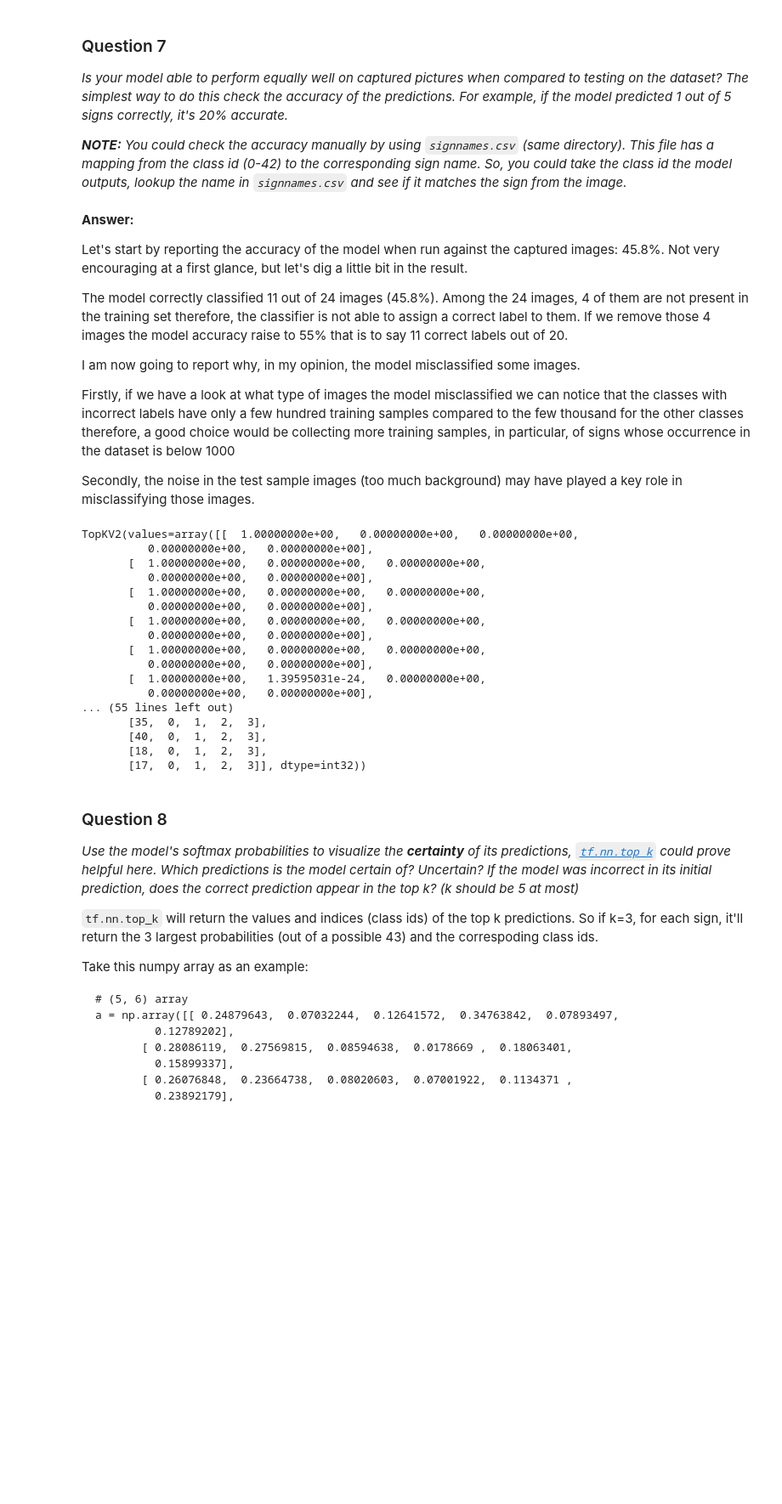
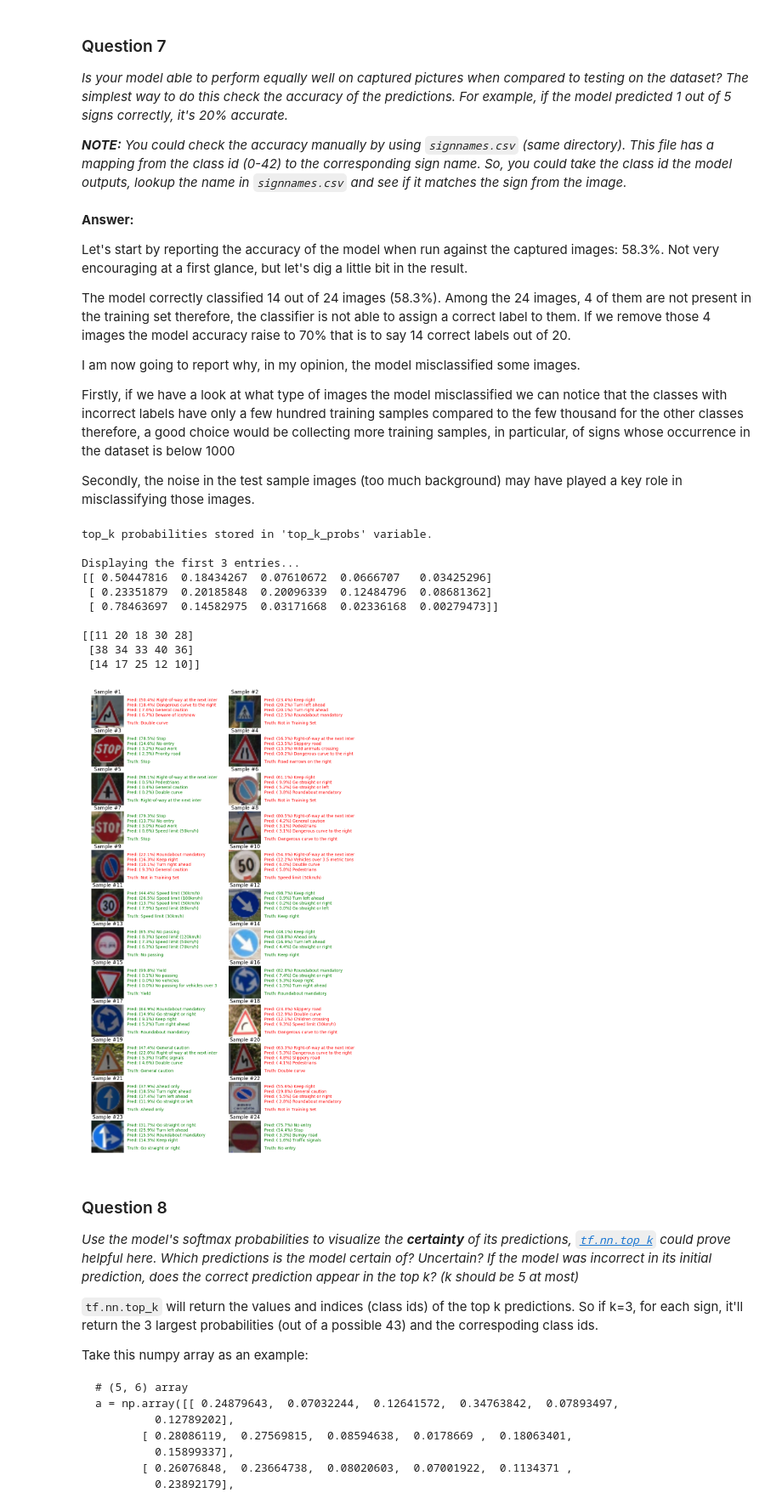
Before and after one commit to Nallo/CarND-Traffic-Sign-Classifier-P2, a Jupyter notebook: Traffic_Sign_Classifier.ipynb, the cells around one changed output. Shown at 85% size. Saved outputs shown, nothing was run; the diff lists cells and outputs as text; code cells hidden in the pictures; blank space fills up the shorter version.

```diff
--- a/Traffic_Sign_Classifier.ipynb
+++ b/Traffic_Sign_Classifier.ipynb
@@ -553,6 +579,10 @@ display_new_images(images)
 Loaded 43 label names.
 Loaded 24 images of size (32, 32, 3).
 [figure]
+# %%
+### Normalize the input images.
+
+images_n = (images  - 128.0) / 128.0
 # %% [markdown]
 ### Question 6
 
@@ -616,10 +632,10 @@ _**NOTE:** You could check the accuracy manually by using `signnames.csv` (same
 # %% [markdown]
 **Answer:**
 
-Let's start by reporting the accuracy of the model when run against the captured images: 45.8%.
+Let's start by reporting the accuracy of the model when run against the captured images: 58.3%.
 Not very encouraging at a first glance, but let's dig a little bit in the result.
 
-The model correctly classified 11 out of 24 images (45.8%). Among the 24 images, 4 of them are not present in the training set therefore, the classifier is not able to assign a correct label to them. If we remove those 4 images the model accuracy raise to 55% that is to say 11 correct labels out of 20.
+The model correctly classified 14 out of 24 images (58.3%). Among the 24 images, 4 of them are not present in the training set therefore, the classifier is not able to assign a correct label to them. If we remove those 4 images the model accuracy raise to 70% that is to say 14 correct labels out of 20.
 
 I am now going to report why, in my opinion, the model misclassified some images.
 
@@ -633,26 +649,55 @@ Secondly, the noise in the test sample images (too much background) may have pla
 probabilities = tf.placeholder(tf.float32, (None, 43))
 
 with tf.Session() as sess:
-    res = sess.run(tf.nn.top_k(tf.nn.softmax(probabilities), k=5), feed_dict={probabilities: predictions})
-    print(res)
+    top_k_probs = sess.run(tf.nn.top_k(tf.nn.softmax(probabilities), k=5), feed_dict={probabilities: predictions})
+    print("top_k probabilities stored in 'top_k_probs' variable.")
+
+top_k_probabilities = top_k_probs[0]
+top_k_predictions = top_k_probs[1]
+
+print()
+print("Displaying the first 3 entries...")
+print(top_k_probabilities[:3])
+print()
+print(top_k_predictions[:3])
 # %% [output]
-TopKV2(values=array([[  1.00000000e+00,   0.00000000e+00,   0.00000000e+00,
-          0.00000000e+00,   0.00000000e+00],
-       [  1.00000000e+00,   0.00000000e+00,   0.00000000e+00,
-          0.00000000e+00,   0.00000000e+00],
-       [  1.00000000e+00,   0.00000000e+00,   0.00000000e+00,
-          0.00000000e+00,   0.00000000e+00],
-       [  1.00000000e+00,   0.00000000e+00,   0.00000000e+00,
-          0.00000000e+00,   0.00000000e+00],
-       [  1.00000000e+00,   0.00000000e+00,   0.00000000e+00,
-          0.00000000e+00,   0.00000000e+00],
-       [  1.00000000e+00,   1.39595031e-24,   0.00000000e+00,
-          0.00000000e+00,   0.00000000e+00],
-... (55 lines left out)
-       [35,  0,  1,  2,  3],
-       [40,  0,  1,  2,  3],
-       [18,  0,  1,  2,  3],
-       [17,  0,  1,  2,  3]], dtype=int32))
+top_k probabilities stored in 'top_k_probs' variable.
+
+Displaying the first 3 entries...
+[[ 0.50447816  0.18434267  0.07610672  0.0666707   0.03425296]
+ [ 0.23351879  0.20185848  0.20096339  0.12484796  0.08681362]
+ [ 0.78463697  0.14582975  0.03171668  0.02336168  0.00279473]]
+
+[[11 20 18 30 28]
+ [38 34 33 40 36]
+ [14 17 25 12 10]]
+# %%
+# Display the predictions and the ground truth visually.
+
+fig = plt.figure(figsize=(11, 20))
+for i in range(len(predictions)):
+    truth = images_labels[i]
+    prediction = labels[i]
+    plt.subplot(12, 2, 1+i)
+    plt.title("Sample #{0}".format(i+1))
+    plt.axis('off')
+    color = 'green' if truth == prediction else 'red'
+
+    # Plot the top 4 probabilities on the side of the image
+    for j in range(4):
+        pred_label = label_names_dict[top_k_predictions[i][j]]
+        pred_certainty = top_k_probabilities[i][j]
+        plt.text(35, 5*(j+1), "Pred: ({0:4.1f}%) {1:.30}".format(100*pred_certainty, pred_label), color=color)
+
+    # Plot the truth label or 'Not in Training Set' if not present.
+    if truth != -1:
+        plt.text(35, 28, "Truth: {0:.30}".format(label_names_dict[truth]), color=color)
+    else:
+        plt.text(35, 28, "Truth: {0}".format('Not in Training Set'), color=color)
+
+    plt.imshow(images[i])
+# %% [output]
+[figure, added]
 # %% [markdown]
 ### Question 8
 
```
Also changed, not shown: parts of 12 cells of this notebook.
